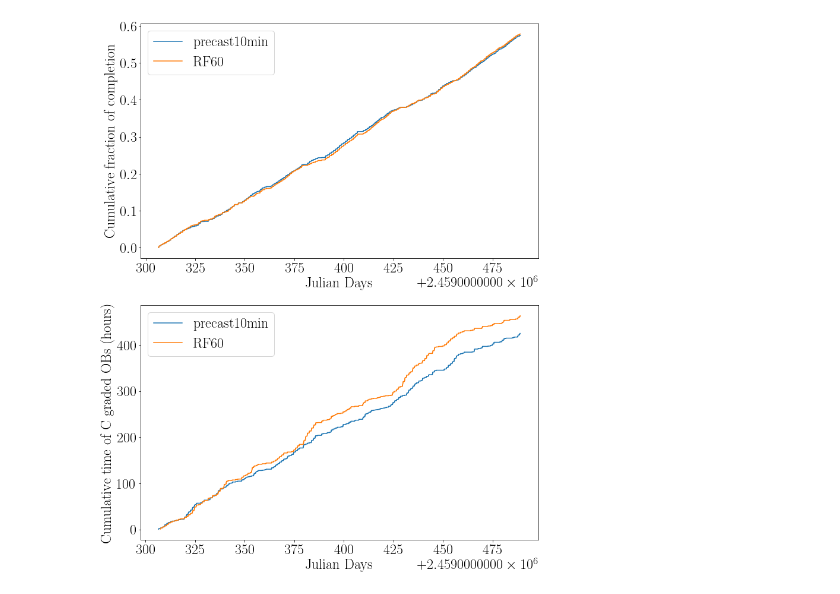
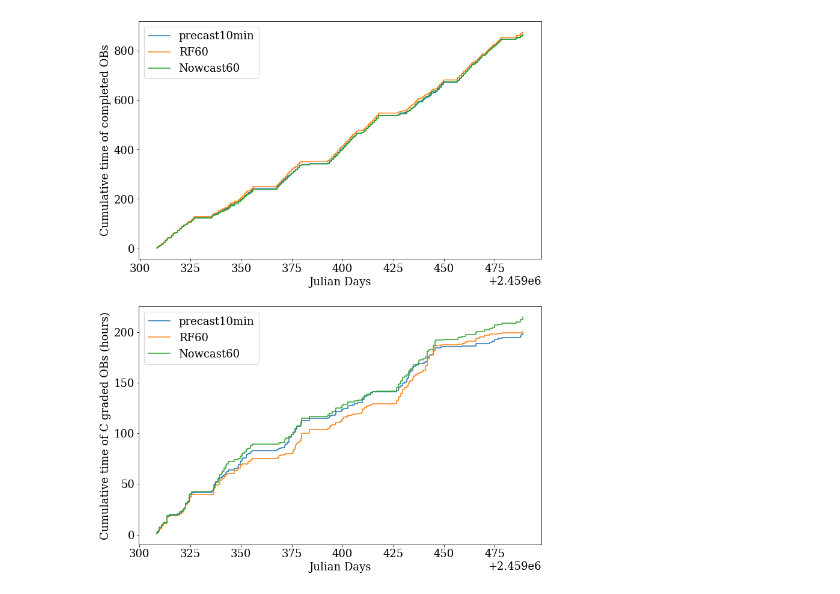
Before and after one commit to acikota/SchedulingSimulations, a Jupyter notebook: plot_simulation_results.ipynb, the cells around one changed output. Saved outputs shown, nothing was run; the diff lists cells and outputs as text; code cells hidden in the pictures.

```diff
--- a/plot_simulation_results.ipynb
+++ b/plot_simulation_results.ipynb
@@ -18,12 +186,12 @@ cummulativesum_mustrepeat=0
 
 
 
-f=open('observing_log_precast_v2.txt','r')
+f=open('observing_log_precast_2021.txt','r')
 #f=open('observing_log_RF.txt','r')
 for line in f:
     line=line.split(',')
 
-    if line[0]!='IDLE' and line[0]!='ChangeOfFocus' and (line[13].strip()=='A' or line[13].strip()=='B'):
+    if line[0]!='IDLE' and line[0]!='ChangeOfFocus' and line[0]!= 'NO_SERVICE_OPERATION' and line[0]!='DIMM_not_available':# and (line[13].strip()=='A' or line[13].strip()=='B'):
         #if ((line[13]=='A') or (line[13]=='B')):
         tend=line[2]
         tendjd=Time(tend, format='isot', scale='utc').to_value('jd')
@@ -35,7 +203,7 @@ for line in f:
         if grstatus=='C':
             cummulativesum=cummulativesum+duration
             timearr.append(tendjd)
-            cumulativesumarr.append(cummulativesum/3600/1999.55)
+            cumulativesumarr.append(cummulativesum/3600)
 
         if grstatus=='M':
             cummulativesum_mustrepeat=cummulativesum_mustrepeat+duration
@@ -58,13 +226,13 @@ cumulativesumarrRF_mustrepeat=[]
 cummulativesumRF_mustrepeat=0
 
 #f=open('observing_log.txt','r')
-f=open('observing_log_RF_v2.txt','r')
+f=open('observing_log_RF_2021.txt','r')
 for line in f:
     line=line.split(',')
 
     #3272538,2021-04-02T06:33:49.658,2021-04-02T07:32:08.658,3499.0,C,A,1.9,KMOS,1.3768469977902964,0.0,0.0,0.85,0.9,A
 
-    if line[0]!='IDLE' and line[0]!='ChangeOfFocus' and (line[13].strip()=='A' or line[13].strip()=='B'):
+    if line[0]!='IDLE' and line[0]!='ChangeOfFocus' and line[0]!= 'NO_SERVICE_OPERATION' and line[0]!='DIMM_not_available':# and (line[13].strip()=='A' or line[13].strip()=='B'):
 
         #print (line[13])
 
@@ -78,7 +246,7 @@ for line in f:
         if grstatus=='C':
             cummulativesumRF=cummulativesumRF+duration
             timearrRF.append(tendjd)
-            cumulativesumarrRF.append(cummulativesumRF/3600/1999.55)
+            cumulativesumarrRF.append(cummulativesumRF/3600)
 
         if grstatus=='M':
             cummulativesumRF_mustrepeat=cummulativesumRF_mustrepeat+duration
@@ -94,39 +262,39 @@ f.close()
 
 
 
-# timearr_nowcast60=[]
-# cumulativesumarr_nowcast60=[]
-# cummulativesum_nowcast60=0
-# timearr_nowcast60_mustrepeat=[]
-# cumulativesumarr_nowcast60_mustrepeat=[]
-# cummulativesum_nowcast60_mustrepeat=0
+timearr_nowcast60=[]
+cumulativesumarr_nowcast60=[]
+cummulativesum_nowcast60=0
+timearr_nowcast60_mustrepeat=[]
+cumulativesumarr_nowcast60_mustrepeat=[]
+cummulativesum_nowcast60_mustrepeat=0
 
-# #f=open('observing_log.txt','r')
-# f=open('observing_log_nowcast60.txt','r')
-# for line in f:
-#     line=line.split(',')
+#f=open('observing_log.txt','r')
+f=open('observing_log_nowcast60_2021.txt','r')
+for line in f:
+    line=line.split(',')
 
-#     if line[0]!='IDLE' and line[0]!='ChangeOfFocus':
+    if line[0]!='IDLE' and line[0]!='ChangeOfFocus' and line[0]!= 'NO_SERVICE_OPERATION' and line[0]!='DIMM_not_available':
 
-#         tend=line[2]
-#         tendjd=Time(tend, format='isot', scale='utc').to_value('jd')
+        tend=line[2]
+        tendjd=Time(tend, format='isot', scale='utc').to_value('jd')
 
-#         duration=float(line[3])
-#         grstatus=line[4]
-#         grgrade=line[5]
+        duration=float(line[3])
+        grstatus=line[4]
+        grgrade=line[5]
 
-#         if grstatus=='C':
-#             cummulativesum_nowcast60=cummulativesum_nowcast60+duration
-#             timearr_nowcast60.append(tendjd)
-#             cumulativesumarr_nowcast60.append(cummulativesum_nowcast60/3600/608.917778)
+        if grstatus=='C':
+            cummulativesum_nowcast60=cummulativesum_nowcast60+duration
+            timearr_nowcast60.append(tendjd)
+            cumulativesumarr_nowcast60.append(cummulativesum_nowcast60/3600)
 
-#         if grstatus=='M':
-#             cummulativesum_nowcast60_mustrepeat=cummulativesum_nowcast60_mustrepeat+duration
-#             timearr_nowcast60_mustrepeat.append(tendjd)
-#             cumulativesumarr_nowcast60_mustrepeat.append(cummulativesum_nowcast60_mustrepeat/3600)
+        if grstatus=='M':
+            cummulativesum_nowcast60_mustrepeat=cummulativesum_nowcast60_mustrepeat+duration
+            timearr_nowcast60_mustrepeat.append(tendjd)
+            cumulativesumarr_nowcast60_mustrepeat.append(cummulativesum_nowcast60_mustrepeat/3600)
 
-#     #f.write(str(ob_id[index])+','+str(Time(targstartjd, format='jd', scale='utc').to_value('isot'))+','+str( Time(targendjd, format='jd', scale='utc').to_value('isot'))+','+str( execution_time[index])+','+str( grstatus)+','+str( grgrade)+','+str( seeing[index])+','+str( instr)+','+str( targAirmassAtEnd)+','+str( aboveAreqdurationfrac)+','+str( aboveBreqdurationfrac)+','+str( dimmavg)+','+str( precast10minf) +'\n' )
-# f.close()
+    #f.write(str(ob_id[index])+','+str(Time(targstartjd, format='jd', scale='utc').to_value('isot'))+','+str( Time(targendjd, format='jd', scale='utc').to_value('isot'))+','+str( execution_time[index])+','+str( grstatus)+','+str( grgrade)+','+str( seeing[index])+','+str( instr)+','+str( targAirmassAtEnd)+','+str( aboveAreqdurationfrac)+','+str( aboveBreqdurationfrac)+','+str( dimmavg)+','+str( precast10minf) +'\n' )
+f.close()
 
 
 
@@ -138,41 +306,41 @@ import matplotlib.pyplot as plt
 
 
 fig = plt.figure(figsize=(12,16))
-plt.rc('text', usetex=True)
+#plt.rc('text', usetex=True)
 plt.rc('font', family='serif')
-plt.rc('font', size=24)
-plt.rc('xtick', labelsize=24)
-plt.rc('ytick', labelsize=24)
-plt.rc('axes', labelsize=24)
+plt.rc('font', size=18)
+plt.rc('xtick', labelsize=18)
+plt.rc('ytick', labelsize=18)
+plt.rc('axes', labelsize=18)
 
 
 
 #fig.subplots_adjust(hspace=0.0, wspace=0.0)
 
 ax1=plt.subplot(211)
 ax1.step(timearr, cumulativesumarr, label='precast10min')
 ax1.step(timearrRF, cumulativesumarrRF, label='RF60')
-#ax1.step(timearr_nowcast60, cumulativesumarr_nowcast60, label='Nowcast60')
+ax1.step(timearr_nowcast60, cumulativesumarr_nowcast60, label='Nowcast60')
 
 plt.xlabel('Julian Days')
-plt.ylabel('Cumulative fraction of completion')
+plt.ylabel('Cumulative time of completed OBs')
 plt.legend()
 
 
 
 
 ax1=plt.subplot(212)
 ax1.step(timearr_mustrepeat, cumulativesumarr_mustrepeat, label='precast10min')
 ax1.step(timearrRF_mustrepeat, cumulativesumarrRF_mustrepeat, label='RF60')
-#ax1.step(timearr_nowcast60_mustrepeat, cumulativesumarr_nowcast60_mustrepeat, label='Nowcast60')
+ax1.step(timearr_nowcast60_mustrepeat, cumulativesumarr_nowcast60_mustrepeat, label='Nowcast60')
 
 plt.xlabel('Julian Days')
 plt.ylabel('Cumulative time of C graded OBs (hours)')
 plt.legend()
 
 
 #plt.savefig('comparison2.pdf', dpi=300)
 #plt.savefig('comparison2.png', dpi=300)
 plt.show()
 # %% [output]
-[figure, old version]
+[figure, new version]
```
Also changed, not shown: parts of 1 cell of this notebook, 4 other files.
